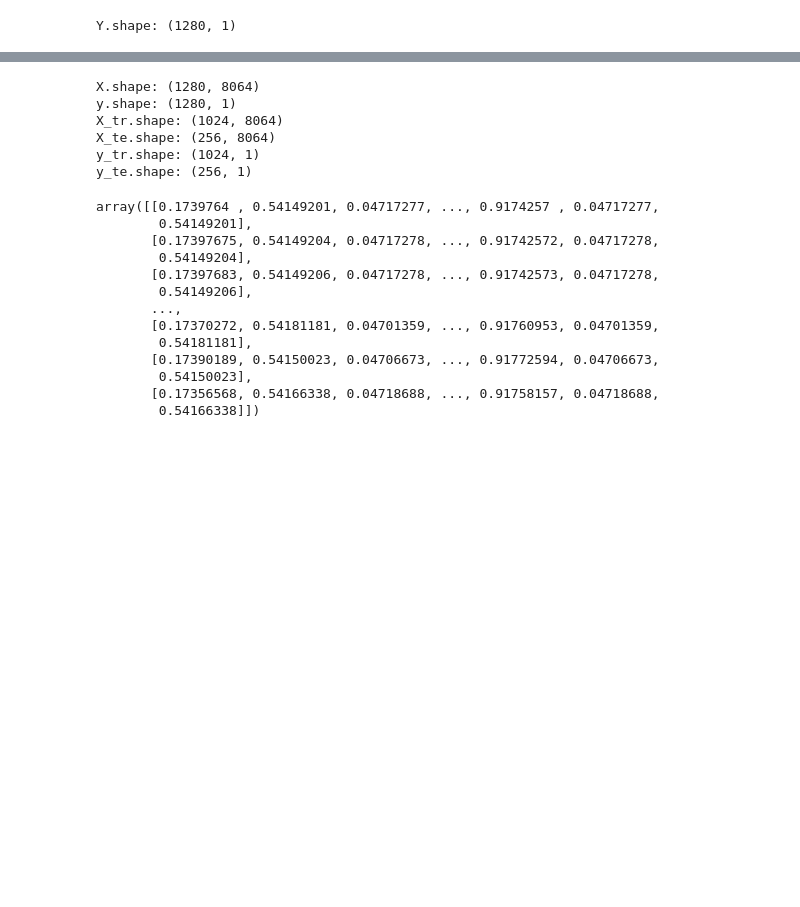
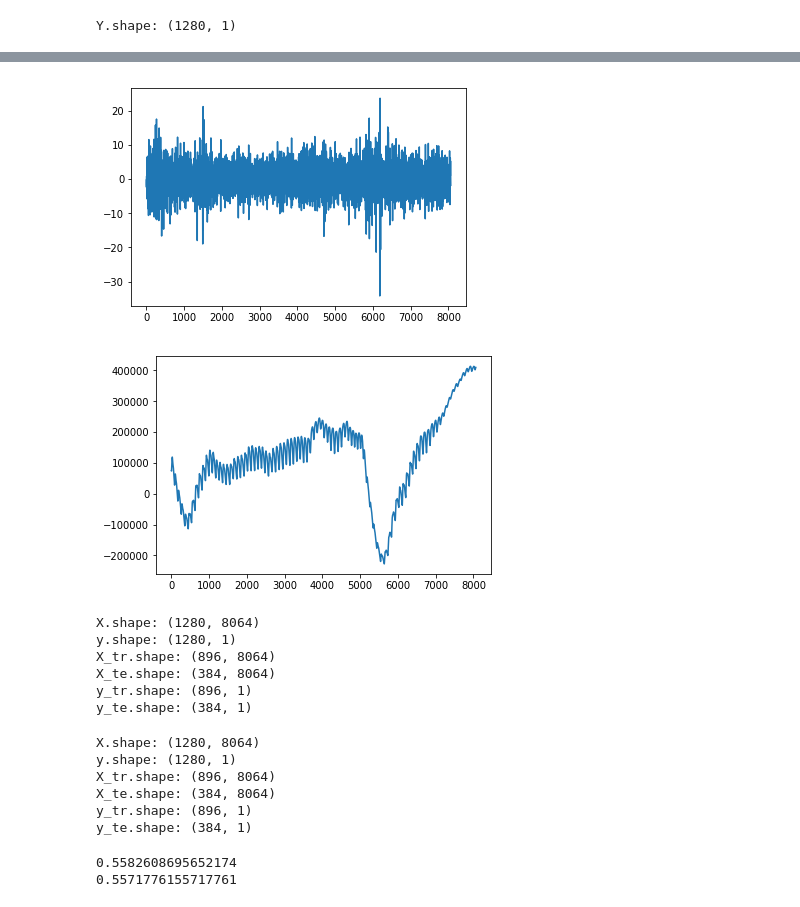
Before and after one commit to Today0219/Emotion-recognition, a Jupyter notebook: GCF_2cEEG.ipynb, the cells around one changed output, grey strips where cells are left out. Saved outputs shown, nothing was run; the diff lists cells and outputs as text; code cells hidden in the pictures; blank space fills up the shorter version.

```diff
--- a/GCF_2cEEG.ipynb
+++ b/GCF_2cEEG.ipynb
@@ -29,19 +56,27 @@ Y.shape: (1280, 1)
+# %%
+plt.plot(CH10_df_EEG_x.iloc[0,:])
+plt.show()
+plt.plot(CH1_df_EEG_x.loc['s23_38'])
+plt.show()
+# %% [output]
+[figure, added]
+[figure, added]
 # %%
 #CH1_df_EEG_x
 #X = np.ones([1280,8064])
 #输入需要是np.array格式
 
 #CH1_df_EEG_x.fillna(value=0.0,inplace=True)
-#X = CH1_df_EEG_x.values
-CH1eegfft_df.fillna(value=0.0,inplace=True)
-X = CH1eegfft_df.values
+X = CH1_df_EEG_x.values
+#CH1eegfft_df.fillna(value=0.0,inplace=True)
+#X = CH1eegfft_df.values
 
-X = X.astype(np.int32)
-min_max_scaler = MinMaxScaler()
-X = min_max_scaler.fit_transform(X)
+X = X.astype(np.float128)
+#min_max_scaler = MinMaxScaler()
+#X = min_max_scaler.fit_transform(X)
 
 y = all_df_y_2c.values
-X_tr, X_te, y_tr, y_te = train_test_split(X, y, test_size=0.2)
+X_tr, X_te, y_tr, y_te = train_test_split(X, y, test_size=0.3,stratify=y)
 
 print("X.shape:",X.shape)
 print("y.shape:",y.shape)
@@ -52,26 +87,42 @@ print("y_te.shape:",y_te.shape)
 # %% [output]
 X.shape: (1280, 8064)
 y.shape: (1280, 1)
-X_tr.shape: (1024, 8064)
-X_te.shape: (256, 8064)
-y_tr.shape: (1024, 1)
-y_te.shape: (256, 1)
+X_tr.shape: (896, 8064)
+X_te.shape: (384, 8064)
+y_tr.shape: (896, 1)
+y_te.shape: (384, 1)
-# %%
-X
-# %% [output]
-array([[0.1739764 , 0.54149201, 0.04717277, ..., 0.9174257 , 0.04717277,
-        0.54149201],
-       [0.17397675, 0.54149204, 0.04717278, ..., 0.91742572, 0.04717278,
-        0.54149204],
-       [0.17397683, 0.54149206, 0.04717278, ..., 0.91742573, 0.04717278,
-        0.54149206],
-       ...,
-       [0.17370272, 0.54181181, 0.04701359, ..., 0.91760953, 0.04701359,
-        0.54181181],
-       [0.17390189, 0.54150023, 0.04706673, ..., 0.91772594, 0.04706673,
-        0.54150023],
-       [0.17356568, 0.54166338, 0.04718688, ..., 0.91758157, 0.04718688,
-        0.54166338]])
+# %%
+#CH2_df_EEG_x.fillna(value=0.0,inplace=True)
+X_CH2 = CH2_df_EEG_x.values
+#CH1eegfft_df.fillna(value=0.0,inplace=True)
+#X = CH1eegfft_df.values
+
+X_CH2 = X_CH2.astype(np.float128)
+#min_max_scaler = MinMaxScaler()
+#X_CH2 = min_max_scaler.fit_transform(X_CH2)
+
+y = all_df_y_2c.values
+X_tr_CH2, X_te_CH2, y_tr_CH2, y_te_CH2 = train_test_split(X_CH2, y, test_size=0.3,stratify=y)
+
+print("X.shape:",X.shape)
+print("y.shape:",y.shape)
+print("X_tr.shape:",X_tr.shape)
+print("X_te.shape:",X_te.shape)
+print("y_tr.shape:",y_tr.shape)
+print("y_te.shape:",y_te.shape)
+# %% [output]
+X.shape: (1280, 8064)
+y.shape: (1280, 1)
+X_tr.shape: (896, 8064)
+X_te.shape: (384, 8064)
+y_tr.shape: (896, 1)
+y_te.shape: (384, 1)
+# %%
+print(len([i for i in y_tr_CH2 if i==1]) / len([i for i in y_tr_CH2 if i==0]))
+print(len([i for i in y if i==1]) / len([i for i in y if i==0]))
+# %% [output]
+0.5582608695652174
+0.5571776155717761
 # %%
 #gcf = gcForest(shape_1X=[63,128], window=[4,8])
 gcf = gcForest(shape_1X=8064, window=1024, stride=32,tolerance=0.0,n_cascadeRF=1,
```
Also changed, not shown: parts of 10 cells of this notebook, 24 other files.
